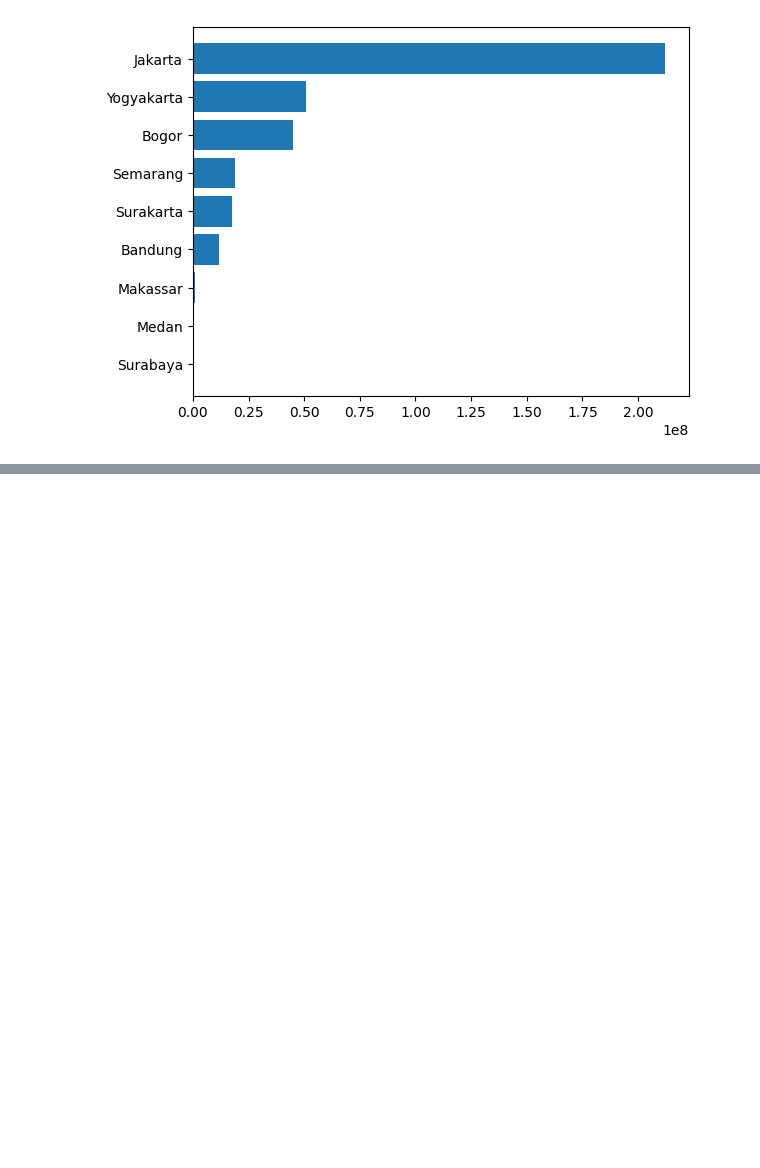
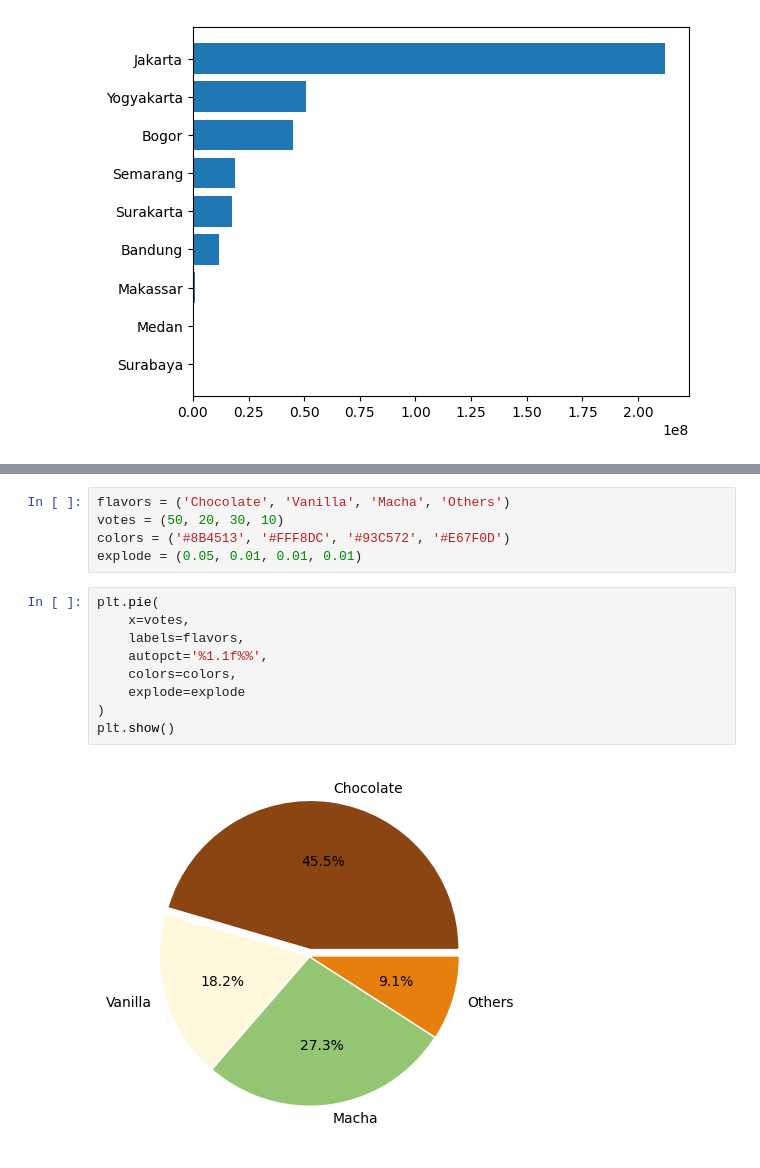
Before and after one commit to Bayhaqieee/AI, a Jupyter notebook: Bangkit/Data Analysis/data_visualization.ipynb, the cells around one changed output, grey strips where cells are left out. Saved outputs shown, nothing was run; the diff lists cells and outputs as text; blank space fills up the shorter version.

```diff
--- a/Bangkit/Data Analysis/data_visualization.ipynb
+++ b/Bangkit/Data Analysis/data_visualization.ipynb
@@ -42,0 +56,16 @@ plt.show()
+# %%
+flavors = ('Chocolate', 'Vanilla', 'Macha', 'Others')
+votes = (50, 20, 30, 10)
+colors = ('#8B4513', '#FFF8DC', '#93C572', '#E67F0D')
+explode = (0.05, 0.01, 0.01, 0.01)
+# %%
+plt.pie(
+    x=votes,
+    labels=flavors,
+    autopct='%1.1f%%',
+    colors=colors,
+    explode=explode
+)
+plt.show()
+# %% [output]
+[figure, added]
```
Also changed, not shown: parts of 6 cells of this notebook.
